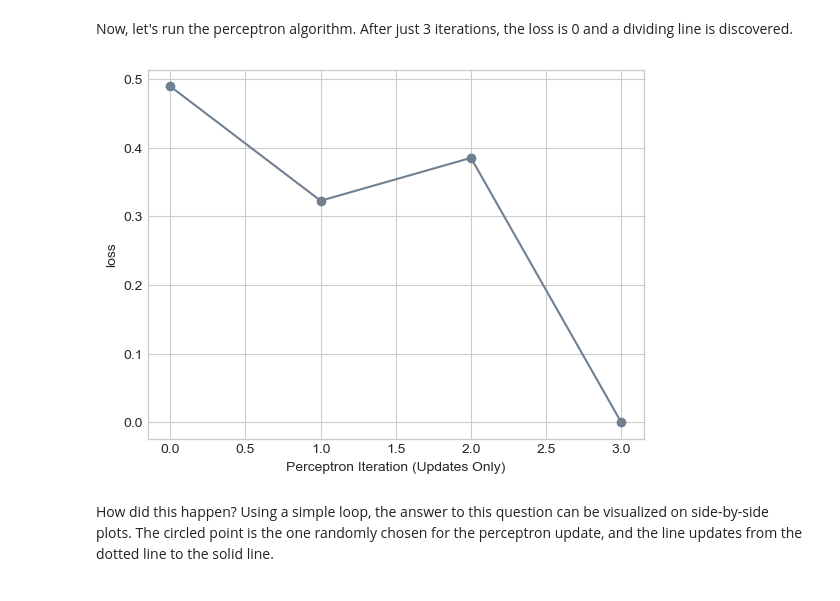
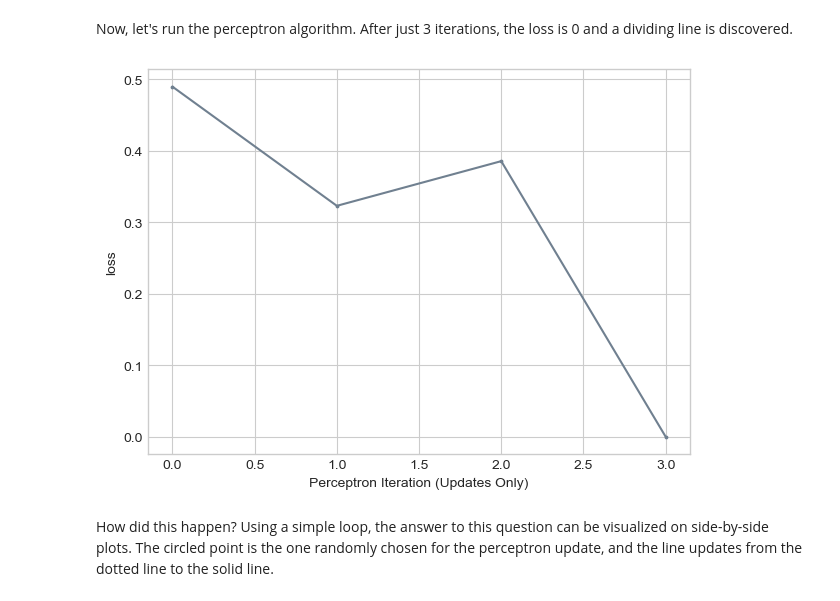
Before and after one commit to lizrightmire02/lizrightmireio.github.io, a Jupyter notebook: posts/Perceptron/index.ipynb, the cells around one changed output. Saved outputs shown, nothing was run; the diff lists cells and outputs as text; code cells hidden in the pictures.

```diff
--- a/posts/Perceptron/index.ipynb
+++ b/posts/Perceptron/index.ipynb
@@ -106,10 +112,10 @@ while loss > 0: # dangerous -- only terminates if data is linearly separable
     opt.step(x_i, y_i)
 # %%
 plt.plot(loss_vec, color = "slategrey")
-plt.scatter(torch.arange(len(loss_vec)), loss_vec, color = "slategrey")
+plt.scatter(torch.arange(len(loss_vec)), loss_vec, color = "slategrey", s = 3)
 labs = plt.gca().set(xlabel = "Perceptron Iteration (Updates Only)", ylabel = "loss")
 # %% [output]
-[figure, old version]
+[figure, new version]
 # %% [markdown]
 How did this happen? Using a simple loop, the answer to this question can be visualized on side-by-side plots. The circled point is the one randomly chosen for the perceptron update, and the line updates from the dotted line to the solid line.
 # %%
```
Also changed, not shown: parts of 18 cells of this notebook, 12 other files.
